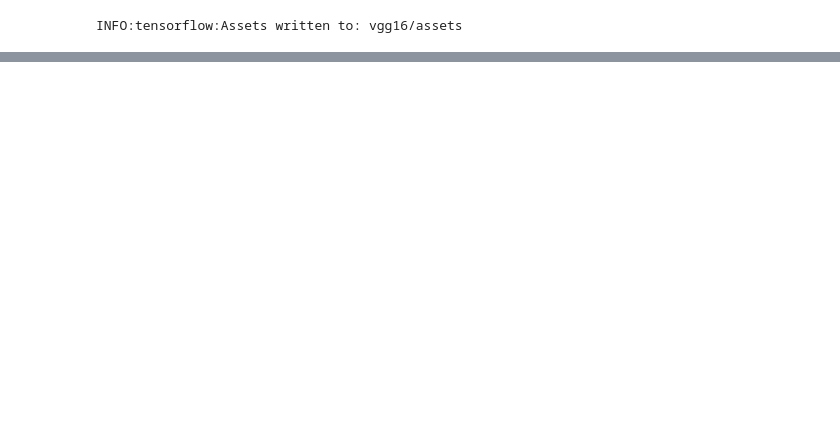
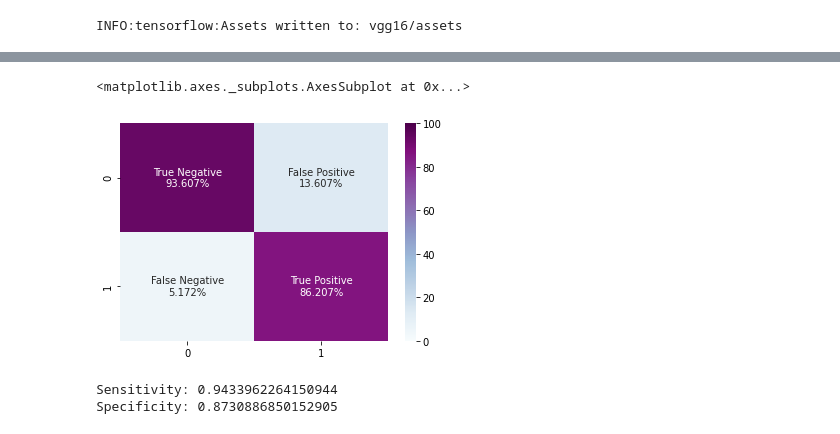
Before and after one commit to kevinjl321/cxr-net, a Jupyter notebook: cnns/vgg16.ipynb, the cells around one changed output, grey strips where cells are left out. Cells and saved outputs as stored; diff of their text form; code cells hidden in the pictures; blank space fills up the shorter version.

```diff
--- a/cnns/vgg16.ipynb
+++ b/cnns/vgg16.ipynb
@@ -229,0 +259,34 @@ Text(0, 0.5, 'F1 Score')
+# %%
+import seaborn as sns
+
+f1_scores = np.array([0.86274505, 0.9158879 , 0.95947427])
+
+tp = int(f1_scores[0] * TEST_POSITIVE_SIZE)
+tn = int(((f1_scores[1] + f1_scores[2])/2) * TEST_NEGATIVE_SIZE)
+fp = int((1-f1_scores[0]) * TEST_NEGATIVE_SIZE)
+fn = int((((1-f1_scores[1]) + (1-f1_scores[2]))/2) * TEST_POSITIVE_SIZE)
+
+cf_matrix = np.array([[tn / TEST_NEGATIVE_SIZE * 100, fp / TEST_NEGATIVE_SIZE * 100],
+                      [fn / TEST_POSITIVE_SIZE * 100, tp / TEST_POSITIVE_SIZE * 100]
+                    ])
+
+group_names = ['True Negative','False Positive','False Negative','True Positive']
+group_counts = [tn, fp, fn, tp]
+percentages = [tn / TEST_NEGATIVE_SIZE, fp / TEST_NEGATIVE_SIZE, fn / TEST_POSITIVE_SIZE, tp / TEST_POSITIVE_SIZE]
+group_percentages = ["{0:.3%}".format(value) for value in percentages]
+labels = [f"{v1}\n{v2}" for v1, v2 in
+          zip(group_names,group_percentages)]
+labels = np.asarray(labels).reshape(2,2)
+sns.heatmap(cf_matrix, vmin = 0, vmax = 100, annot=labels, fmt='', cmap='BuPu')
+# %% [output]
+<matplotlib.axes._subplots.AxesSubplot at 0x...>
+[figure, added]
+# %%
+sensitivity = tp / (tp + fn)
+specifiticty = tn / (tn + fp)
+
+print(f'Sensitivity: {sensitivity}')
+print(f'Specificity: {specifiticty}')
+# %% [output]
+Sensitivity: 0.9433962264150944
+Specificity: 0.8730886850152905
```
Also changed, not shown: parts of 12 cells of this notebook, 2 other files.
